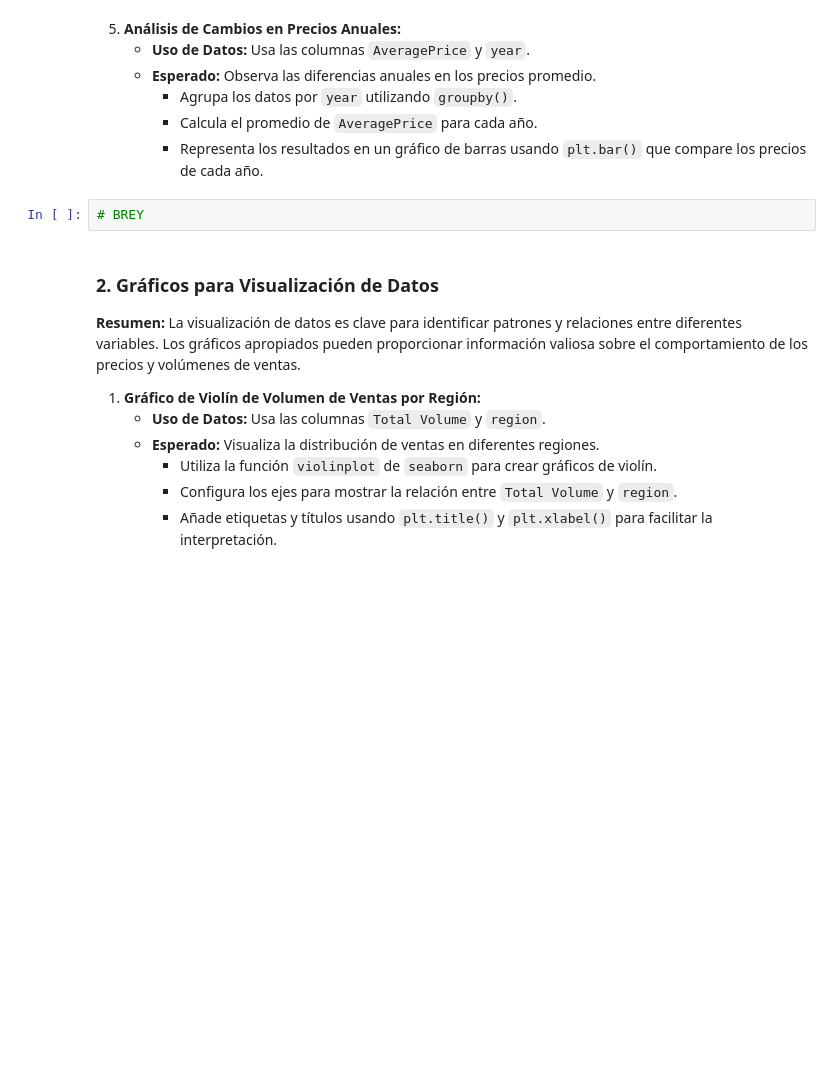
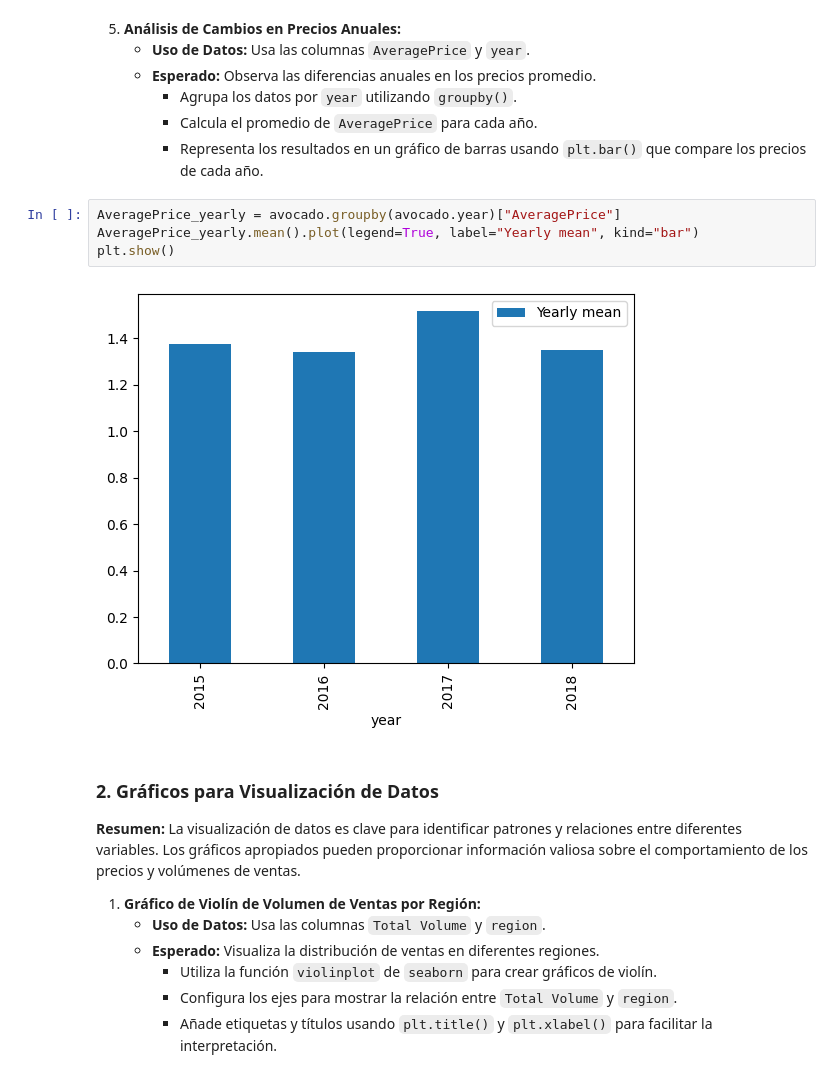
Before and after one commit to germanztz/data-science-uoc-avocado, a Jupyter notebook: german.ipynb, the cells around one changed output. Saved outputs shown, nothing was run; the diff lists cells and outputs as text; blank space fills up the shorter version.

```diff
--- a/german.ipynb
+++ b/german.ipynb
@@ -143,7 +163,11 @@ Media de precio mensual de aguacates:  1.4063395381084243
      - Calcula el promedio de `AveragePrice` para cada año.
      - Representa los resultados en un gráfico de barras usando `plt.bar()` que compare los precios de cada año.
 # %%
-# BREY
+AveragePrice_yearly = avocado.groupby(avocado.year)["AveragePrice"]
+AveragePrice_yearly.mean().plot(legend=True, label="Yearly mean", kind="bar")
+plt.show()
+# %% [output]
+[figure, added]
 # %% [markdown]
 ### 2. **Gráficos para Visualización de Datos**
 **Resumen:** La visualización de datos es clave para identificar patrones y relaciones entre diferentes variables. Los gráficos apropiados pueden proporcionar información valiosa sobre el comportamiento de los precios y volúmenes de ventas.
```
Also changed, not shown: parts of 5 cells of this notebook.
